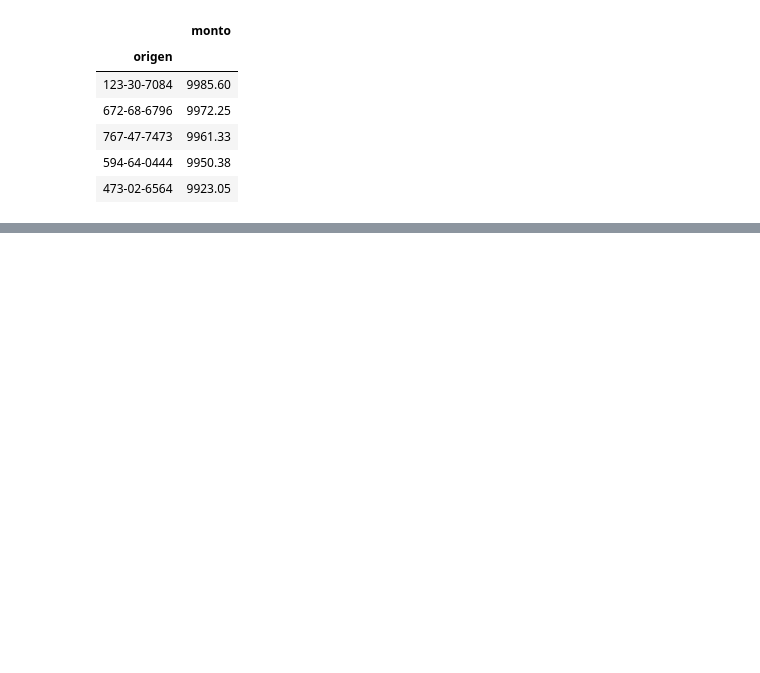
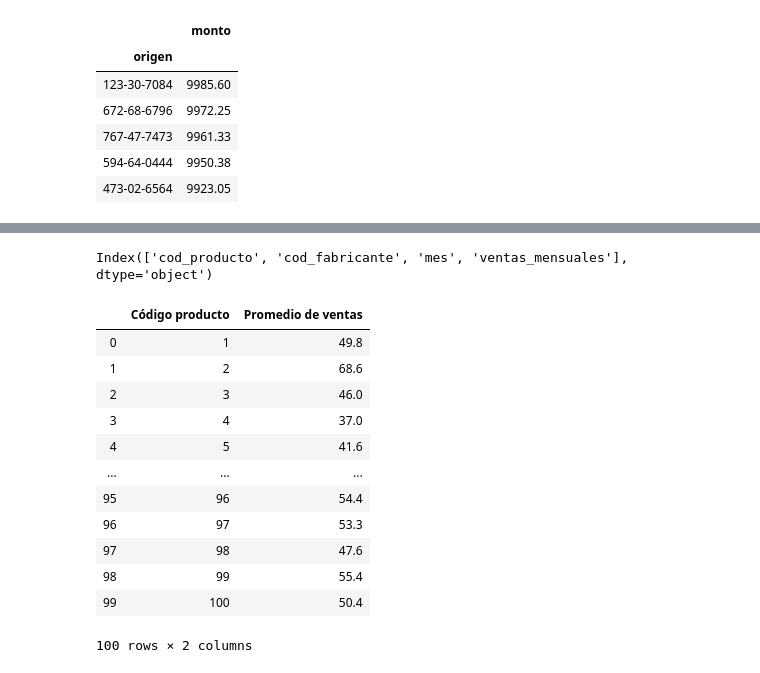
Before and after one commit to diegobalestieri/Datos---guias, a Jupyter notebook: Pandas/GuiaPandas.ipynb, the cells around one changed output, grey strips where cells are left out. Saved outputs shown, nothing was run; the diff lists cells and outputs as text; code cells hidden in the pictures; blank space fills up the shorter version.

```diff
--- a/Pandas/GuiaPandas.ipynb
+++ b/Pandas/GuiaPandas.ipynb
@@ -187,0 +195,24 @@ transacciones.loc[transacciones["tipo"]==maximo.iloc[0]].nlargest(5, columns="mo
+# %%
+ventas = pd.read_csv("ej3.csv")
+ventas.columns
+# %% [output]
+Index(['cod_producto', 'cod_fabricante', 'mes', 'ventas_mensuales'], dtype='object')
+# %%
+#A
+por_mes = ventas.groupby("cod_producto").agg({"ventas_mensuales":"mean"}).reset_index()
+por_mes.columns = ["Código producto", "Promedio de ventas"]
+por_mes
+# %% [output]
+|  | Código producto | Promedio de ventas |
+| 0 | 1 | 49.8 |
+| 1 | 2 | 68.6 |
+| 2 | 3 | 46.0 |
+| 3 | 4 | 37.0 |
+| 4 | 5 | 41.6 |
+| ... | ... | ... |
+| 95 | 96 | 54.4 |
+| 96 | 97 | 53.3 |
+| 97 | 98 | 47.6 |
+| 98 | 99 | 55.4 |
+| 99 | 100 | 50.4 |
+100 rows × 2 columns
```
Also changed, not shown: parts of 5 cells of this notebook.
